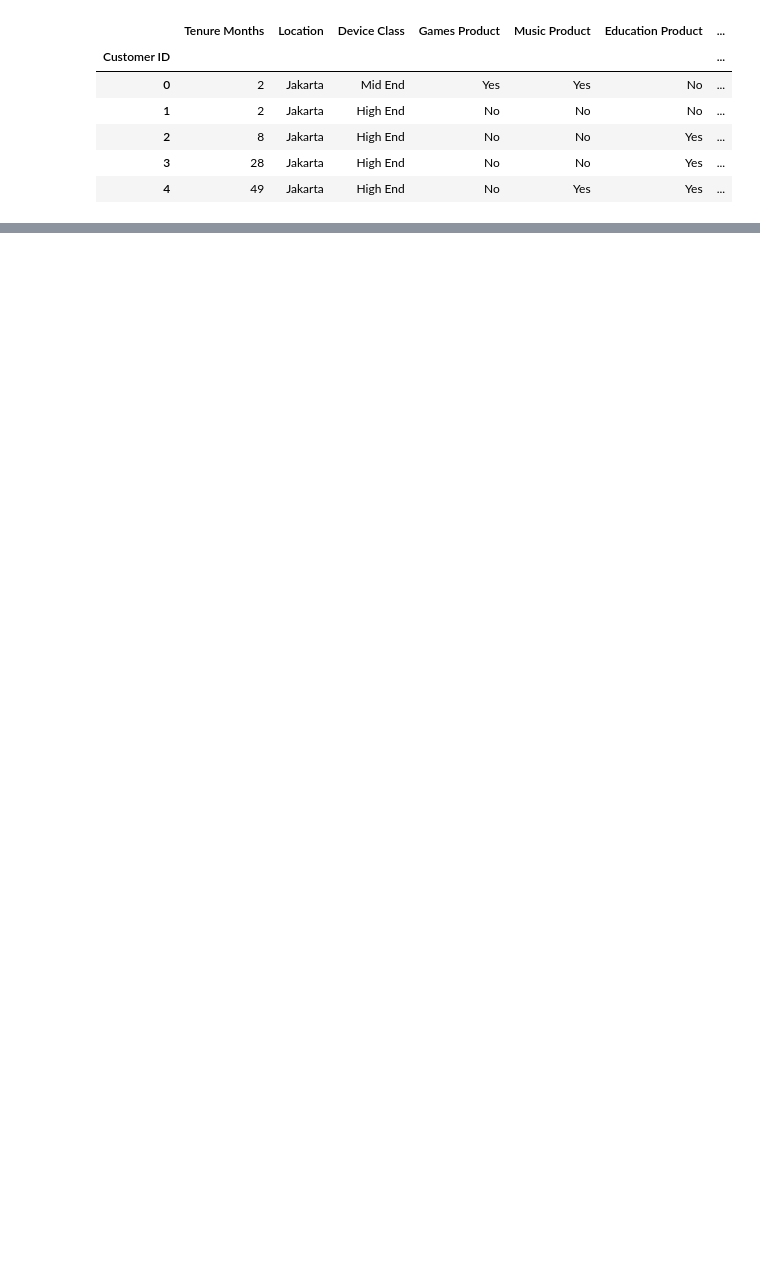
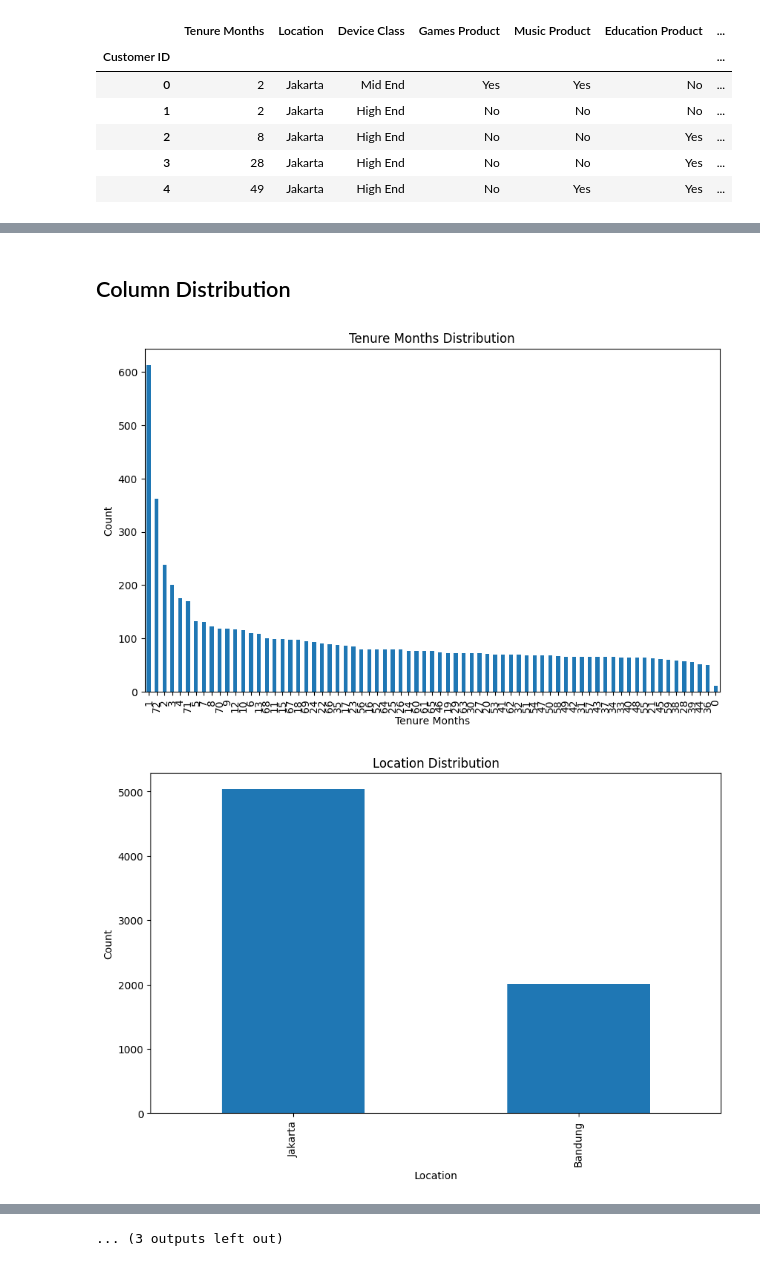
Before and after one commit to sntdshrly/dsw2023, a Jupyter notebook: dsw2023.ipynb, the cells around one changed output, grey strips where cells are left out. Saved outputs shown, nothing was run; the diff lists cells and outputs as text; code cells hidden in the pictures; blank space fills up the shorter version.

Commit message:
Kaggle Notebook | dsw2023 | Version 3

```diff
--- a/dsw2023.ipynb
+++ b/dsw2023.ipynb
@@ -21,12 +37,8 @@ for dirname, _, filenames in os.walk('/kaggle/input'):
 # %%
-# save filepath to variable for easier access
-path="/kaggle/input/dsw2023-data/Telco_customer_churn_adapted_v2.xlsx"
-
-# read the data and store data in DataFrame titled dataframe
-dataframe=pd.read_excel(path,index_col=0)
-
-# print a summary of the data
-dataframe.head()
+# Save filepath ke dalam variabel
+path = "/kaggle/input/dsw2023-data/Telco_customer_churn_adapted_v2.xlsx"
+df = pd.read_excel(path,index_col=0)
+df.head()
 # %% [output]
 |  | Tenure Months | Location | Device Class | Games Product | Music Product | Education Product | ... |
 | Customer ID |  |  |  |  |  |  | ... |
@@ -37,0 +220,12 @@ dataframe.head()
+# %% [markdown]
+## Column Distribution
+# %%
+for column in df.columns:
+    df[column].value_counts().plot(kind="bar", figsize=(10,6))
+    plt.title(f"{column} Distribution")
+    plt.ylabel("Count")
+    plt.xlabel(column)
+    plt.show()
+# %% [output]
+[figure, added]
+[figure, added]
@@ -37,0 +242 @@ dataframe.head()
+... (3 outputs left out)
```
Also changed, not shown: parts of 60 cells of this notebook.
